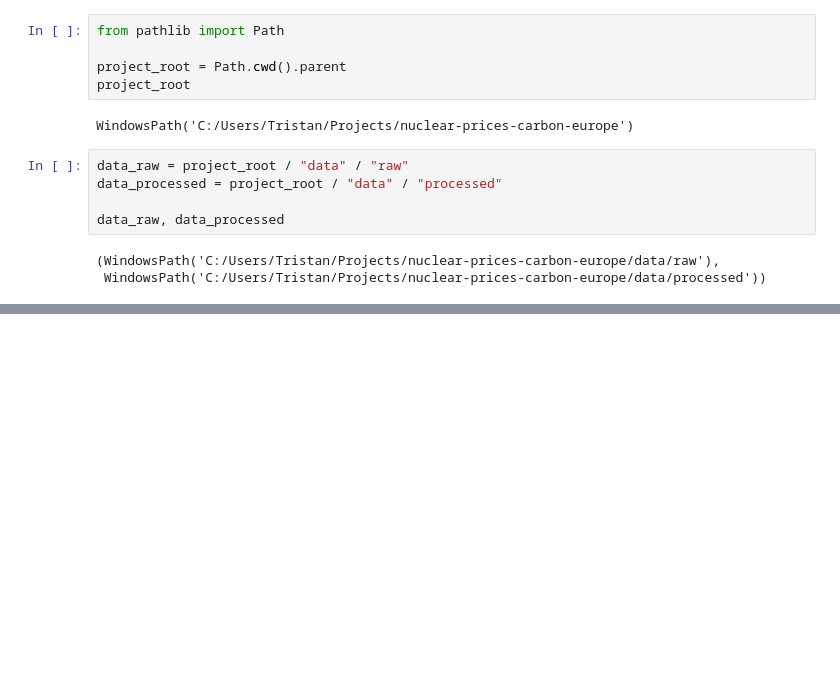
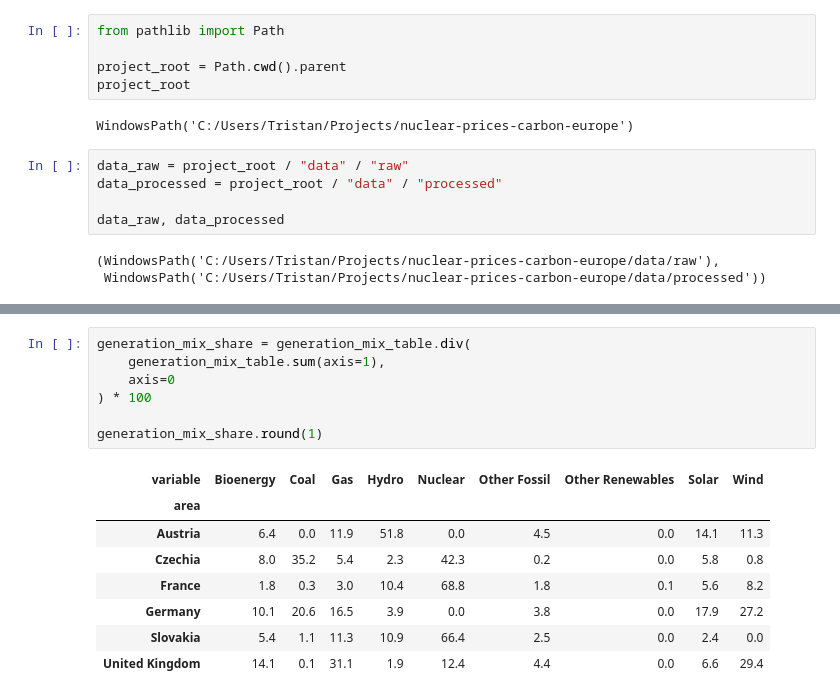
Before and after one commit to goodchoyce/nuclear-prices-carbon-europe, a Jupyter notebook: notebooks/01_dataset_review.ipynb, the cells around one changed output, grey strips where cells are left out. Saved outputs shown, nothing was run; the diff lists cells and outputs as text; blank space fills up the shorter version.

```diff
--- a/notebooks/01_dataset_review.ipynb
+++ b/notebooks/01_dataset_review.ipynb
@@ -51,0 +248,16 @@ data_raw, data_processed
+# %%
+generation_mix_share = generation_mix_table.div(
+    generation_mix_table.sum(axis=1),
+    axis=0
+) * 100
+
+generation_mix_share.round(1)
+# %% [output]
+| variable | Bioenergy | Coal | Gas | Hydro | Nuclear | Other Fossil | Other Renewables | Solar | Wind |
+| area |  |  |  |  |  |  |  |  |  |
+| Austria | 6.4 | 0.0 | 11.9 | 51.8 | 0.0 | 4.5 | 0.0 | 14.1 | 11.3 |
+| Czechia | 8.0 | 35.2 | 5.4 | 2.3 | 42.3 | 0.2 | 0.0 | 5.8 | 0.8 |
+| France | 1.8 | 0.3 | 3.0 | 10.4 | 68.8 | 1.8 | 0.1 | 5.6 | 8.2 |
+| Germany | 10.1 | 20.6 | 16.5 | 3.9 | 0.0 | 3.8 | 0.0 | 17.9 | 27.2 |
+| Slovakia | 5.4 | 1.1 | 11.3 | 10.9 | 66.4 | 2.5 | 0.0 | 2.4 | 0.0 |
+| United Kingdom | 14.1 | 0.1 | 31.1 | 1.9 | 12.4 | 4.4 | 0.0 | 6.6 | 29.4 |
```
Also changed, not shown: parts of 26 cells of this notebook.
